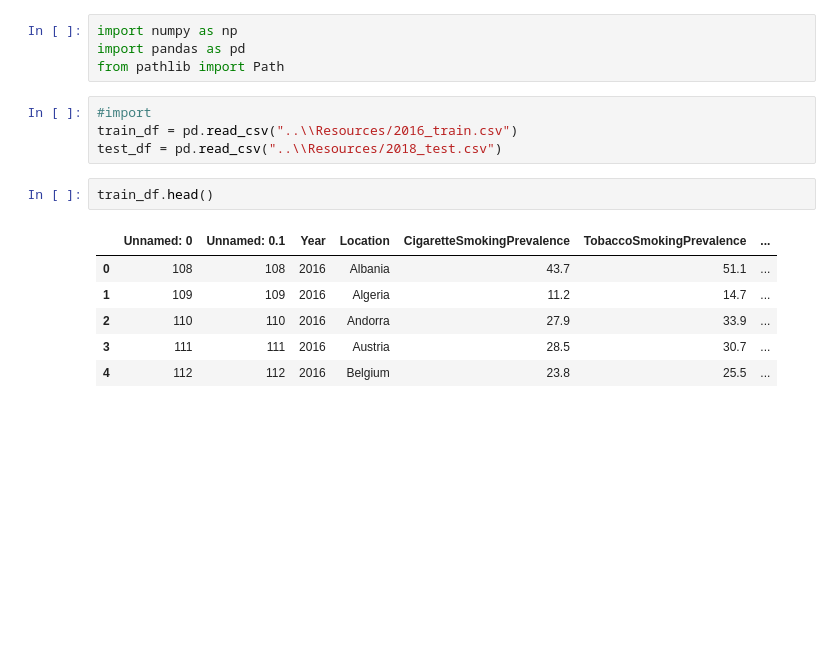
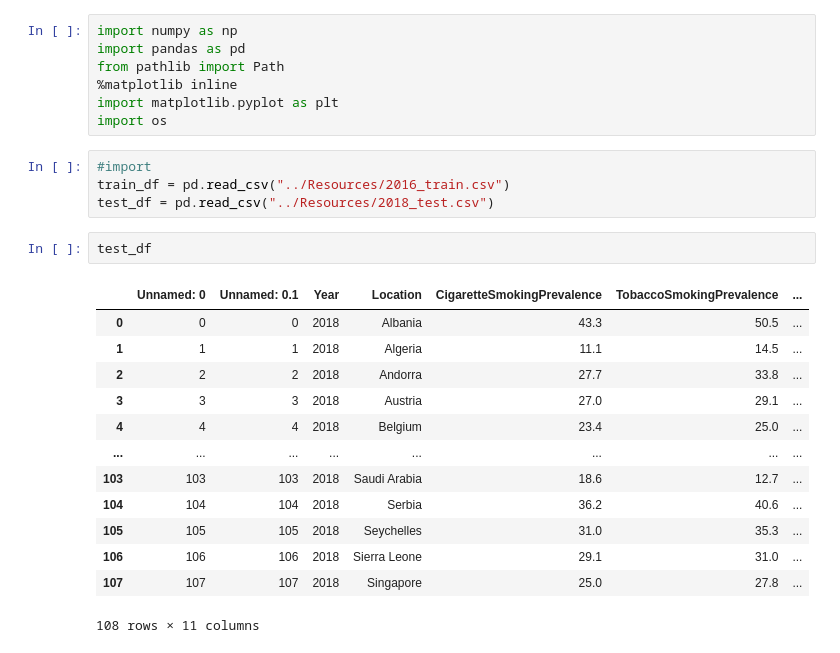
Before and after one commit to stasmruz/WHO-tobacco-and-Smoking-Machine-Learning, a Jupyter notebook: Linear_vs_forest_machine/2016Train_vs_2018Test.ipynb, the cells around one changed output. Saved outputs shown, nothing was run; the diff lists cells and outputs as text; blank space fills up the shorter version.

```diff
--- a/Linear_vs_forest_machine/2016Train_vs_2018Test.ipynb
+++ b/Linear_vs_forest_machine/2016Train_vs_2018Test.ipynb
@@ -2,19 +2,29 @@
 import numpy as np
 import pandas as pd
 from pathlib import Path
+%matplotlib inline
+import matplotlib.pyplot as plt
+import os
 # %%
 #import
-train_df = pd.read_csv("..\\Resources/2016_train.csv")
-test_df = pd.read_csv("..\\Resources/2018_test.csv")
+train_df = pd.read_csv("../Resources/2016_train.csv")
+test_df = pd.read_csv("../Resources/2018_test.csv")
-# %%
-train_df.head()
-# %% [output]
-|  | Unnamed: 0 | Unnamed: 0.1 | Year | Location | CigaretteSmokingPrevalence | TobaccoSmokingPrevalence | ... |
-| 0 | 108 | 108 | 2016 | Albania | 43.7 | 51.1 | ... |
-| 1 | 109 | 109 | 2016 | Algeria | 11.2 | 14.7 | ... |
-| 2 | 110 | 110 | 2016 | Andorra | 27.9 | 33.9 | ... |
-| 3 | 111 | 111 | 2016 | Austria | 28.5 | 30.7 | ... |
-| 4 | 112 | 112 | 2016 | Belgium | 23.8 | 25.5 | ... |
+# %%
+test_df
+# %% [output]
+|  | Unnamed: 0 | Unnamed: 0.1 | Year | Location | CigaretteSmokingPrevalence | TobaccoSmokingPrevalence | ... |
+| 0 | 0 | 0 | 2018 | Albania | 43.3 | 50.5 | ... |
+| 1 | 1 | 1 | 2018 | Algeria | 11.1 | 14.5 | ... |
+| 2 | 2 | 2 | 2018 | Andorra | 27.7 | 33.8 | ... |
+| 3 | 3 | 3 | 2018 | Austria | 27.0 | 29.1 | ... |
+| 4 | 4 | 4 | 2018 | Belgium | 23.4 | 25.0 | ... |
+| ... | ... | ... | ... | ... | ... | ... | ... |
+| 103 | 103 | 103 | 2018 | Saudi Arabia | 18.6 | 12.7 | ... |
+| 104 | 104 | 104 | 2018 | Serbia | 36.2 | 40.6 | ... |
+| 105 | 105 | 105 | 2018 | Seychelles | 31.0 | 35.3 | ... |
+| 106 | 106 | 106 | 2018 | Sierra Leone | 29.1 | 31.0 | ... |
+| 107 | 107 | 107 | 2018 | Singapore | 25.0 | 27.8 | ... |
+108 rows × 11 columns
 # %%
 #drop unnamed collumn
 train_df = train_df.drop('Unnamed: 0', axis = 1)
```
Also changed, not shown: parts of 25 cells of this notebook, 1 other file.
